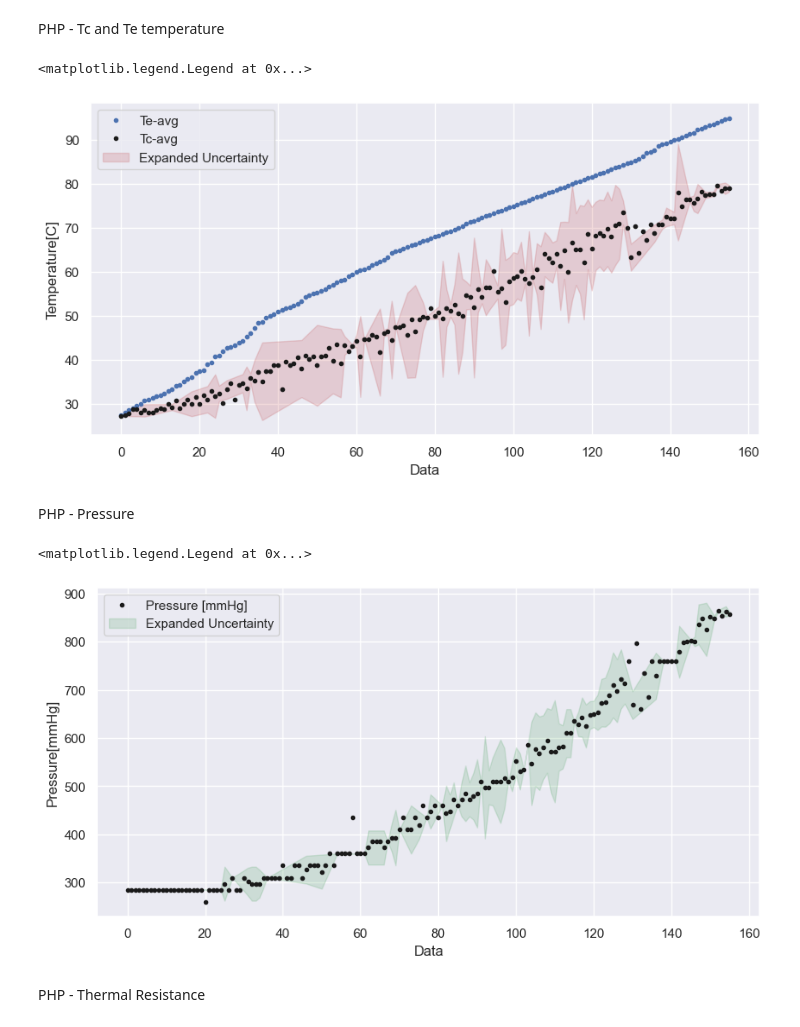
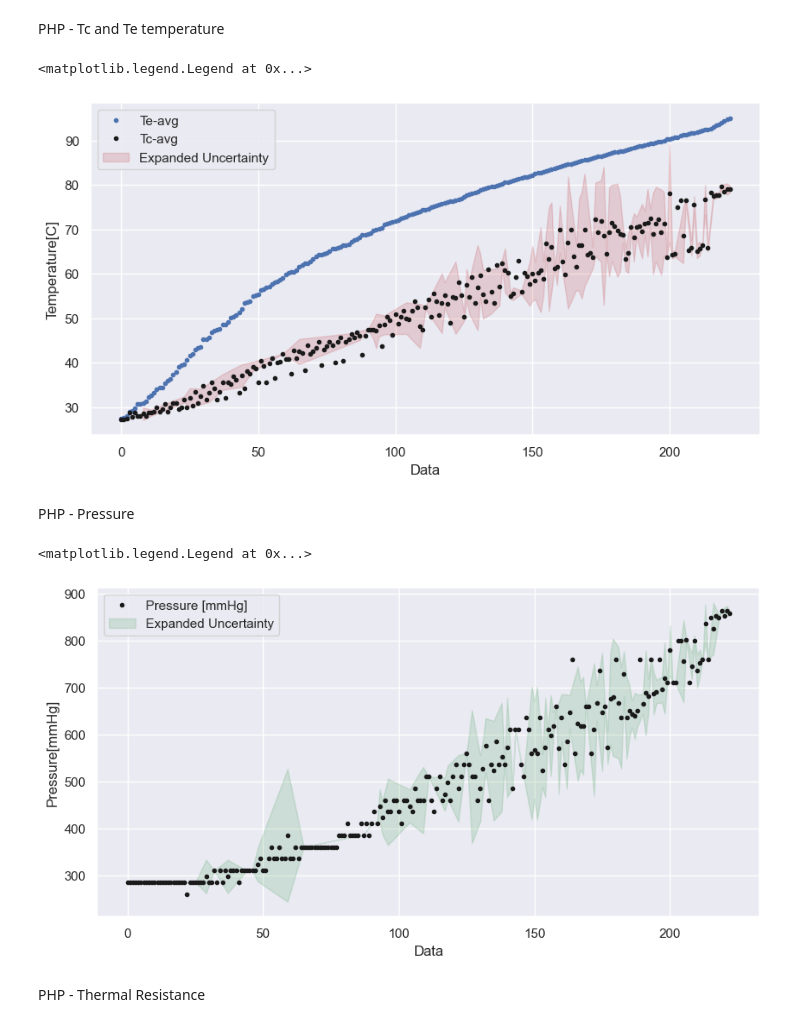
Before and after one commit to nirmalparmarphd/PulseHeatPipe, a Jupyter notebook: DA_php_al203_60fr.ipynb, the cells around one changed output. Saved outputs shown, nothing was run; the diff lists cells and outputs as text; code cells hidden in the pictures.

```diff
--- a/DA_php_al203_60fr.ipynb
+++ b/DA_php_al203_60fr.ipynb
@@ -21,7 +21,7 @@ from ipynb.fs.full.mdf import DataChop, DataArrange, DataETL
 ## Data loading
 # %%
 # loading and cleaning data
-df = DataETL('data/data_php_al2o3/')
+df = DataETL('data/al2o3_diwater_exp/60_FR/')
 # %% [markdown]
 ## EDA
 # %%
@@ -129,0 +94,2 @@ df_std
+# %%
+df_mean, df_std = DataArrange(df,'data/al2o3_diwater_exp/60_FR/')
@@ -141,32 +140,32 @@ PHP - Tc and Te temperature
 # %%
 # plot of Tc and Te average tempratures with calculated expanded uncertainty with 95% confidence interval
 plt.figure(figsize=(10,5));
-plt.plot(df_mean['Te - AVG 1,2,3 (oC)'].index, df_mean['Te - AVG 1,2,3 (oC)'], '.b', label='Te-avg')
-plt.plot(df_mean['Tc - AVG 1&2 (oC)'].index, df_mean['Tc - AVG 1&2 (oC)'], '.k', label='Tc-avg' )
+plt.plot(df_mean['Te - AVG (oC)'].index, df_mean['Te - AVG (oC)'], '.b', label='Te-avg')
+plt.plot(df_mean['Tc - AVG (oC)'].index, df_mean['Tc - AVG (oC)'], '.k', label='Tc-avg' )
 idx = df_std.index
 df_mean_idx = df_mean.loc[idx]
-plt.fill_between(df_std['Tc - AVG 1&2 (oC)'].index, df_mean_idx['Tc - AVG 1&2 (oC)'] - 2* df_std['Tc - AVG 1&2 (oC)'], df_mean_idx['Tc - AVG 1&2 (oC)'] + 2* df_std['Tc - AVG 1&2 (oC)'],color='r', alpha=0.2, label='Expanded Uncertainty')
+plt.fill_between(df_std['Tc - AVG (oC)'].index, df_mean_idx['Tc - AVG (oC)'] - 2* df_std['Tc - AVG (oC)'], df_mean_idx['Tc - AVG (oC)'] + 2* df_std['Tc - AVG (oC)'],color='r', alpha=0.2, label='Expanded Uncertainty')
 plt.xlabel('Data')
 plt.ylabel('Temperature[C]')
 plt.legend()
 # %% [output]
 <matplotlib.legend.Legend at 0x...>
-[figure, old version]
+[figure, new version]
 # %% [markdown]
 PHP - Pressure
 # %%
 # pressure graph with EU
 plt.figure(figsize=(10,5));
-plt.plot(df_mean['Pressure (mm of Hg).1'].index, df_mean['Pressure (mm of Hg).1'], '.k', label='Pressure [mmHg]' )
+plt.plot(df_mean['Pressure (mm of Hg)'].index, df_mean['Pressure (mm of Hg)'], '.k', label='Pressure [mmHg]' )
 idx = df_std.index
 df_mean_idx = df_mean.loc[idx]
-plt.fill_between(df_std['Pressure (mm of Hg).1'].index, df_mean_idx['Pressure (mm of Hg).1'] - 2* df_std['Pressure (mm of Hg).1'], df_mean_idx['Pressure (mm of Hg).1'] + 2* df_std['Pressure (mm of Hg).1'],color='g', alpha=0.2, label='Expanded Uncertainty')
+plt.fill_between(df_std['Pressure (mm of Hg)'].index, df_mean_idx['Pressure (mm of Hg)'] - 2* df_std['Pressure (mm of Hg)'], df_mean_idx['Pressure (mm of Hg)'] + 2* df_std['Pressure (mm of Hg)'],color='g', alpha=0.2, label='Expanded Uncertainty')
 plt.xlabel('Data')
 plt.ylabel('Pressure[mmHg]')
 plt.legend()
 # %% [output]
 <matplotlib.legend.Legend at 0x...>
-[figure, old version]
+[figure, new version]
 # %% [markdown]
 PHP - Thermal Resistance
 # %%
```
Also changed, not shown: parts of 18 cells of this notebook, 21 other files.
